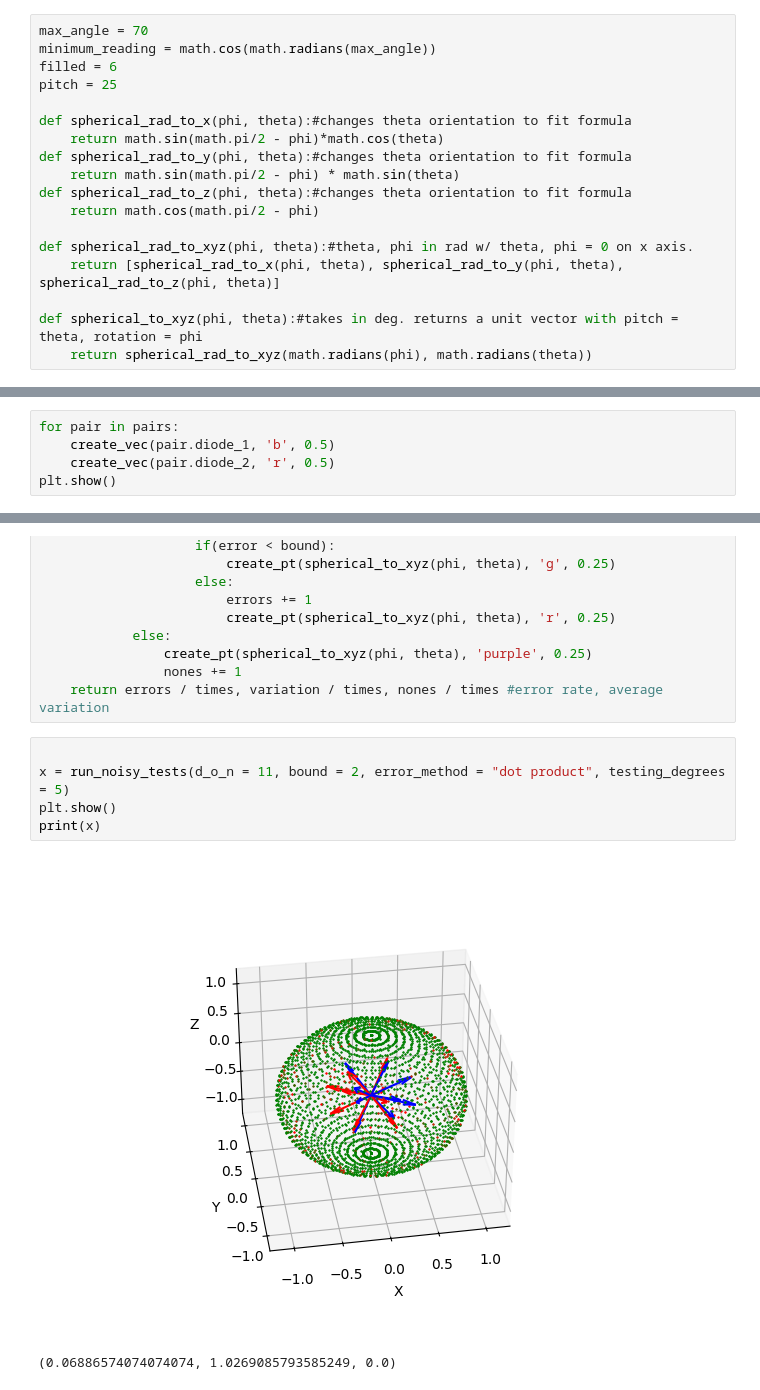
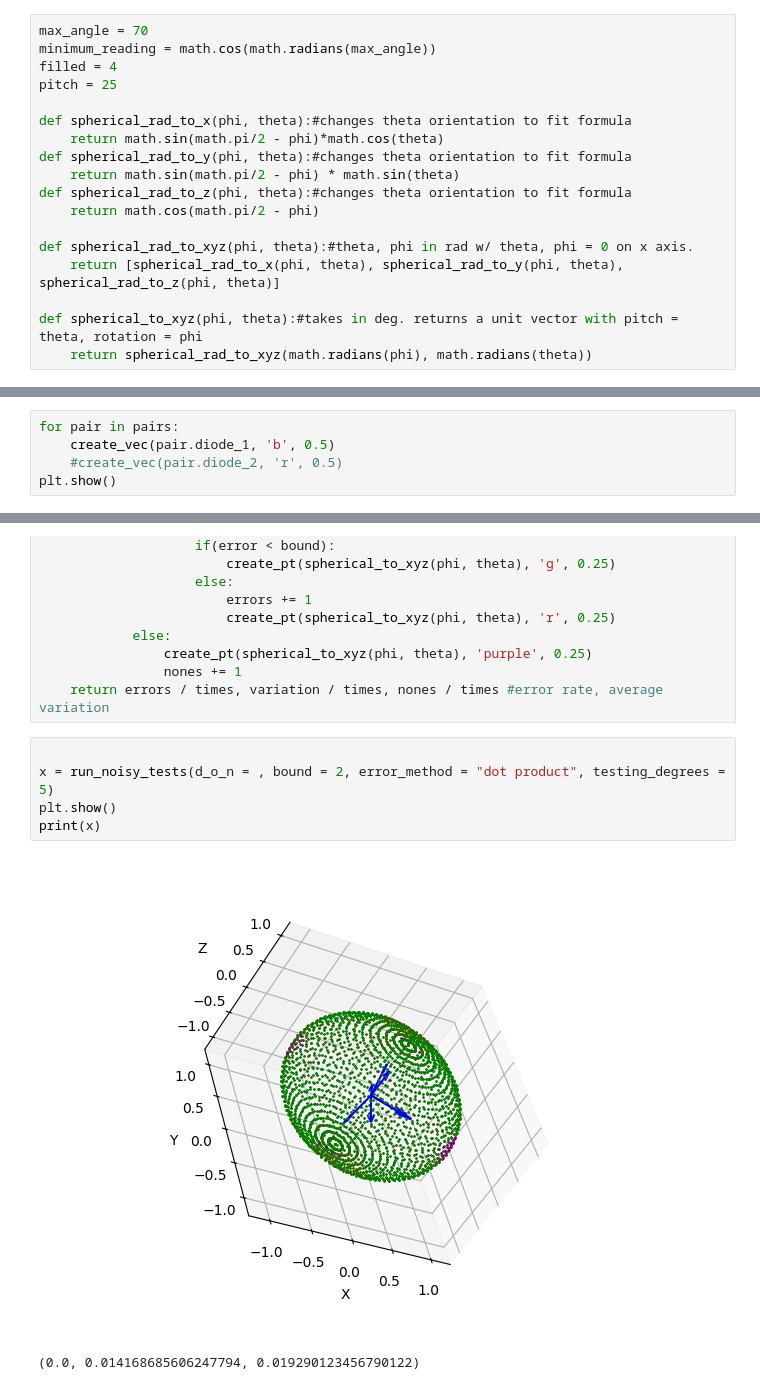
Before and after one commit to BrownSpaceEngineering/adcs, a Jupyter notebook: Python Control System/sun sensor/PairwiseSimLstSq.ipynb, the cells around one changed output, grey strips where cells are left out. Drawn from its saved outputs; the diff is of its cells as text.

```diff
--- a/Python Control System/sun sensor/PairwiseSimLstSq.ipynb
+++ b/Python Control System/sun sensor/PairwiseSimLstSq.ipynb
@@ -8,7 +8,7 @@ from scipy.spatial.transform import Rotation as R
 # %%
 max_angle = 70
 minimum_reading = math.cos(math.radians(max_angle))
-filled = 6
+filled = 4
 pitch = 25
 
 def spherical_rad_to_x(phi, theta):#changes theta orientation to fit formula
@@ -92,6 +90,6 @@ plt.show()
 # %%
 for pair in pairs:
     create_vec(pair.diode_1, 'b', 0.5)
-    create_vec(pair.diode_2, 'r', 0.5)
+    #create_vec(pair.diode_2, 'r', 0.5)
 plt.show()
 # %% [output]
@@ -148,9 +146,9 @@ def run_noisy_tests(bound, d_o_n = 2, error_method = "magnitude", testing_degree
     return errors / times, variation / times, nones / times #error rate, average variation
 # %%
 
-x = run_noisy_tests(d_o_n = 11, bound = 2, error_method = "dot product", testing_degrees = 5)
+x = run_noisy_tests(d_o_n = , bound = 2, error_method = "dot product", testing_degrees = 5)
 plt.show()
 print(x)
 # %% [output]
-[figure, old version]
+[figure, new version]
-(0.06886574074074074, 1.0269085793585249, 0.0)
+(0.0, 0.014168685606247794, 0.019290123456790122)
```
Also changed, not shown: parts of 2 cells of this notebook, 4 other files.
